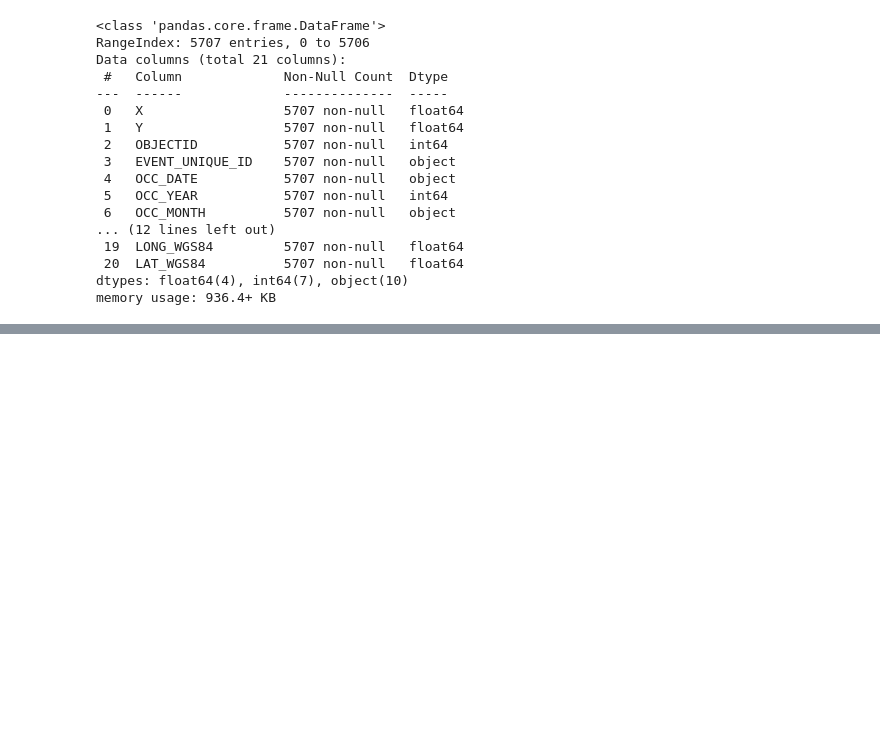
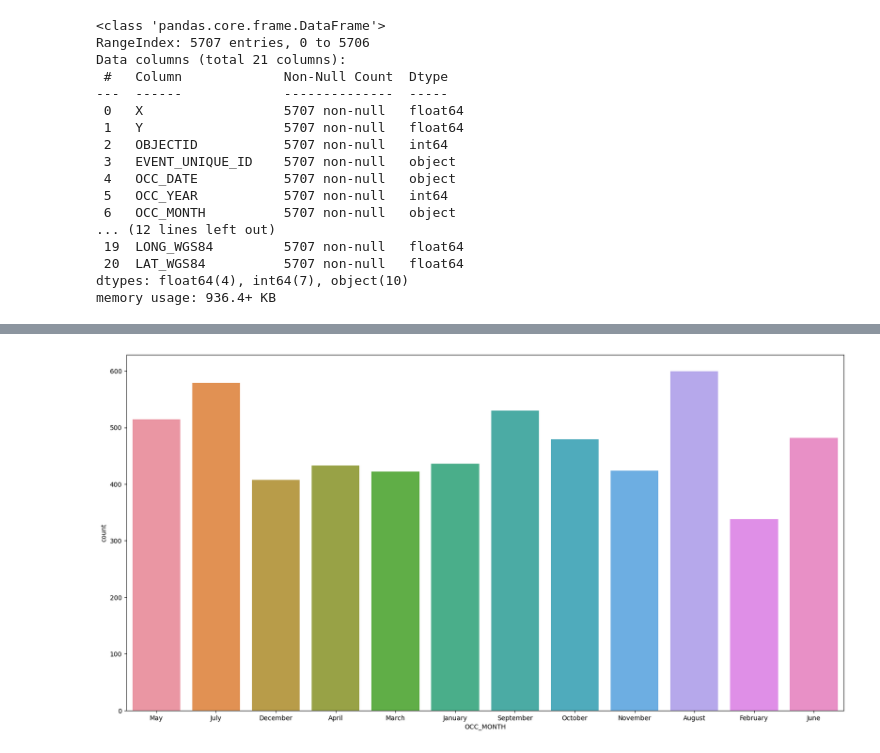
Before and after one commit to kaka5050/MMAI-5000, a Jupyter notebook: Data_cleaning.ipynb, the cells around one changed output, grey strips where cells are left out. Saved outputs shown, nothing was run; the diff lists cells and outputs as text; code cells hidden in the pictures; blank space fills up the shorter version.

Commit message:
cleaning

```diff
--- a/Data_cleaning.ipynb
+++ b/Data_cleaning.ipynb
@@ -71,0 +74,9 @@ df.head()
+# %%
+# drop all the rows with missing values
+df_clean = df.drop(df[df['HOOD_158']== "NSA"].index)
+
+# reset all the index
+df_clean.reset_index(drop=True, inplace=True)
+
+# show df info
+df_clean.info()
@@ -71,0 +101,4 @@ df.head()
+# %%
+# combine death and injuries column
+df_clean['Death or Injuries'] = df_clean['DEATH'] + df_clean['INJURIES']
+df_clean
@@ -71,0 +135,6 @@ df.head()
+# %%
+plt.figure(figsize=(20, 10))
+sns.countplot(x='OCC_MONTH', data=df_clean)
+plt.show()
+# %% [output]
+[figure, added]
```
Also changed, not shown: parts of 9 cells of this notebook.
